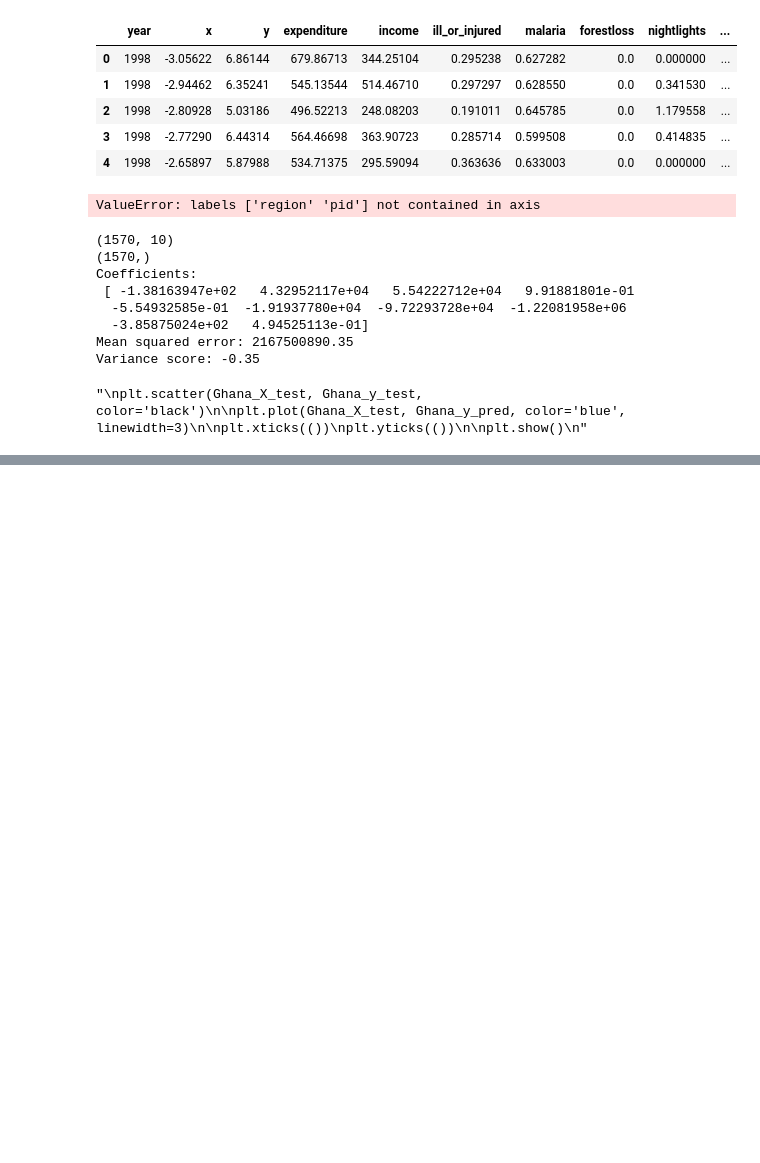
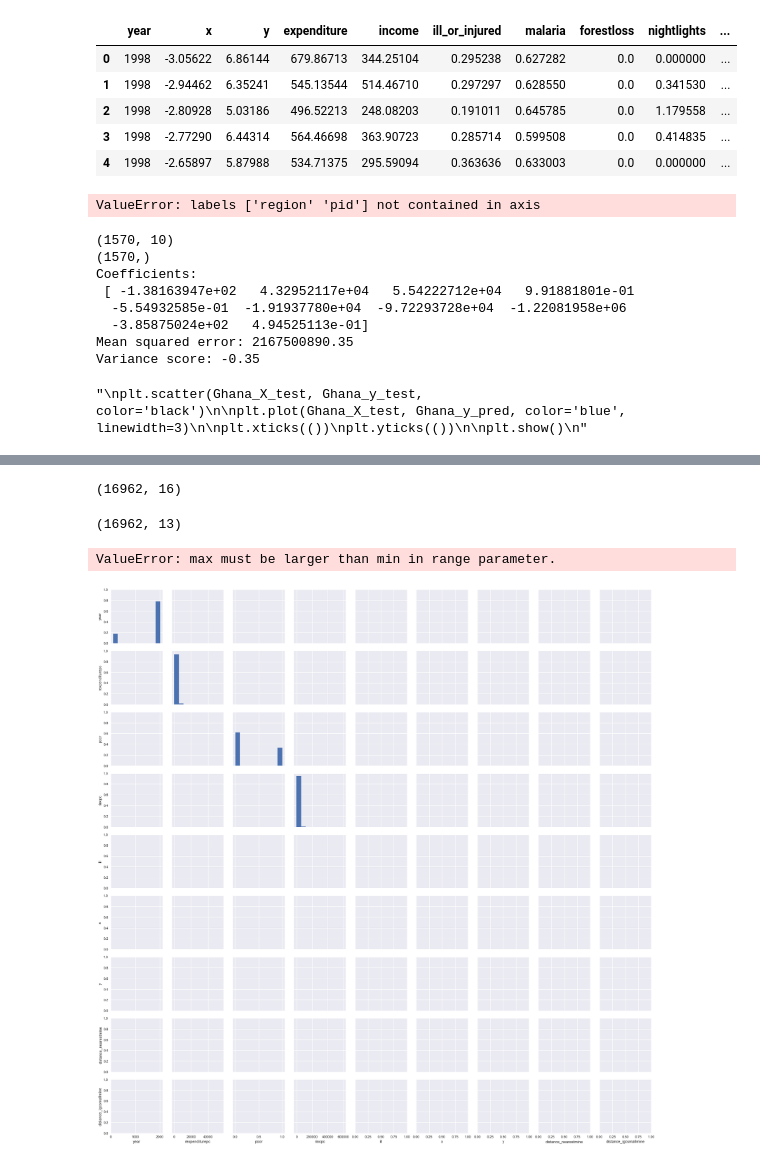
Before and after one commit to oliviak/ghanamines, a Jupyter notebook: Illegal Mines Corr.ipynb, the cells around one changed output, grey strips where cells are left out. Saved outputs shown, nothing was run; the diff lists cells and outputs as text; code cells hidden in the pictures; blank space fills up the shorter version.

Commit message:
Started new section with Young Male Population

```diff
--- a/Illegal Mines Corr.ipynb
+++ b/Illegal Mines Corr.ipynb
@@ -316,0 +361,3 @@ plt.show()
+# %%
+df9["young"] = (df9["age"] > 14) & (df9["age"] < 30)
+df9.head()
@@ -316,0 +371,22 @@ plt.show()
+# %%
+df9 = df9[df9["young"] == True]
+# %%
+df9.shape
+# %% [output]
+(16962, 16)
+# %%
+df9 = df9.drop(['male', 'age', 'young'], axis=1)
+df9.shape
+# %% [output]
+(16962, 13)
+# %%
+df10 = df9.drop(['educ_attainment', 'school_attendance', 'literacy_any', 'unemployed'], axis=1)
+# %%
+# scatterplot
+sns.set()
+cols = list(df10)
+sns.pairplot(df10[cols], size=2.5)
+plt.show()
+# %% [output]
+ValueError: max must be larger than min in range parameter.
+[figure, added]
```
Also changed, not shown: parts of 10 cells of this notebook.
